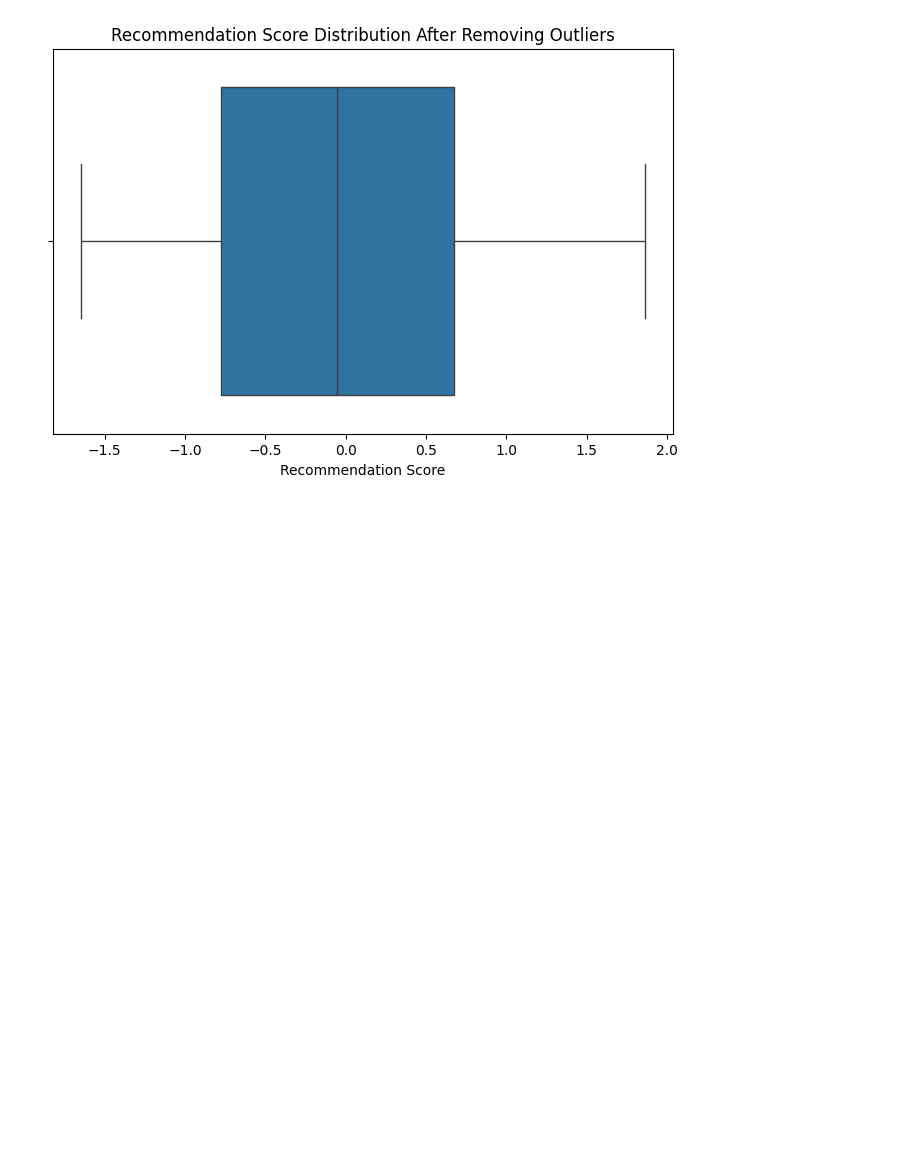
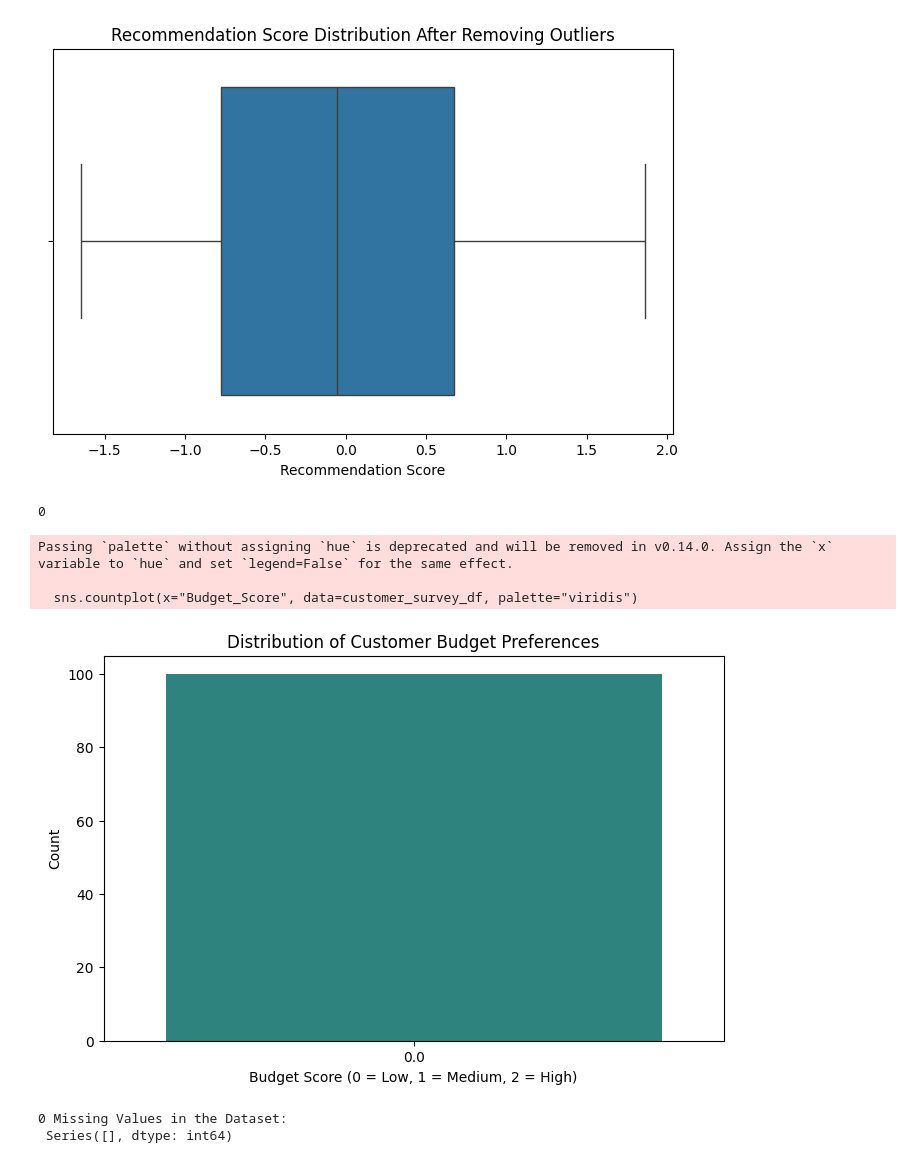
Before and after one commit to Dhinuksharan/Furn_Trim, a Jupyter notebook: Data_processing_test_2.ipynb, the cells around one changed output. Saved outputs shown, nothing was run; the diff lists cells and outputs as text; code cells hidden in the pictures; blank space fills up the shorter version.

Commit message:
Updated Customer Survey Feature Engineering and used visualization techniques

```diff
--- a/Data_processing_test_2.ipynb
+++ b/Data_processing_test_2.ipynb
@@ -108,0 +167,53 @@ plt.show()
+# %%
+# Customer Engagement Score (Based on Purchase Frequency & Recommendation Score)
+customer_survey_df["Customer_Engagement_Score"] = (
+    customer_survey_df["Purchase_Tendency"].fillna(0) * 0.5 +
+    customer_survey_df["Recommendation Score"].fillna(customer_survey_df["Recommendation Score"].median()) * 0.5
+)
+# %%
+# Low Interest Indicator (If Purchase Frequency is low & Review Sentiment is negative)
+customer_survey_df["Low_Interest_Indicator"] = np.where(
+    (customer_survey_df["Purchase_Tendency"] == 0) & (customer_survey_df["Review_Sentiment"] == 0), 1, 0
+)
+# %%
+# Sentiment from Recommendation Score
+customer_survey_df["Sentiment_Score"] = np.where(
+    customer_survey_df["Recommendation Score"] > 50, 1, 0  # 1 = Positive, 0 = Negative
+)
+# %%
+# Engagement-Based Sentiment (Above median = Positive, Below = Negative)
+if not customer_survey_df["Customer_Engagement_Score"].dropna().empty:
+    median_engagement = customer_survey_df["Customer_Engagement_Score"].median()
+else:
+    median_engagement = 0  # Default value if column is empty
+
+customer_survey_df["Engagement_Sentiment"] = np.where(
+    customer_survey_df["Customer_Engagement_Score"].fillna(0) > median_engagement, 1, 0
+)
+# %%
+print(customer_survey_df["Purchase Frequency"].isna().sum())
+# %% [output]
+0
+# %%
+# Distribution of Budget Scores
+plt.figure(figsize=(8, 5))
+sns.countplot(x="Budget_Score", data=customer_survey_df, palette="viridis")
+plt.title("Distribution of Customer Budget Preferences")
+plt.xlabel("Budget Score (0 = Low, 1 = Medium, 2 = High)")
+plt.ylabel("Count")
+plt.show()
+# %% [output]
+Passing `palette` without assigning `hue` is deprecated and will be removed in v0.14.0. Assign the `x` variable to `hue` and set `legend=False` for the same effect.
+
+  sns.countplot(x="Budget_Score", data=customer_survey_df, palette="viridis")
+[figure, added]
+# %%
+# Check for missing values in the dataset
+missing_values = customer_survey_df.isna().sum()
+
+# Display only columns with missing values
+missing_values = missing_values[missing_values > 0]
+print("0 Missing Values in the Dataset:\n", missing_values)
+# %% [output]
+0 Missing Values in the Dataset:
+ Series([], dtype: int64)
```
Also changed, not shown: parts of 19 cells of this notebook.
